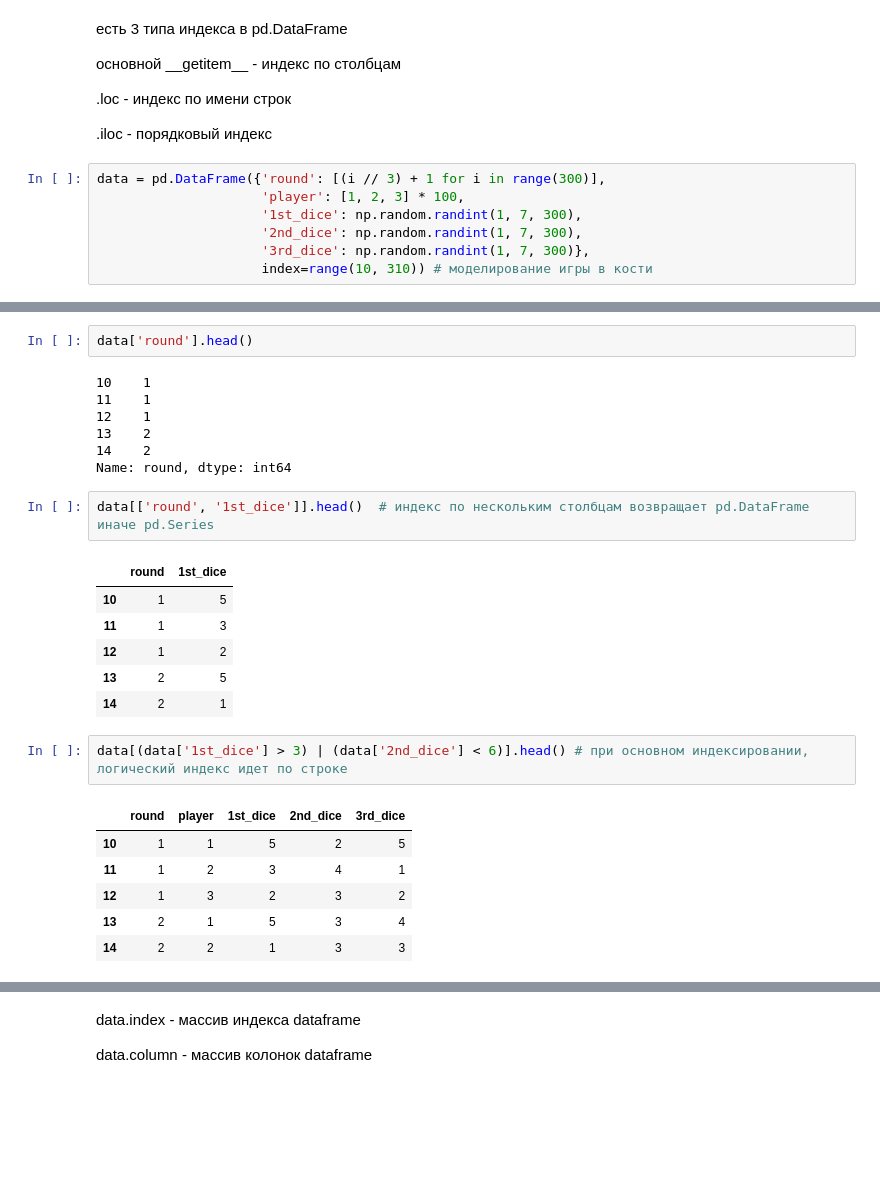
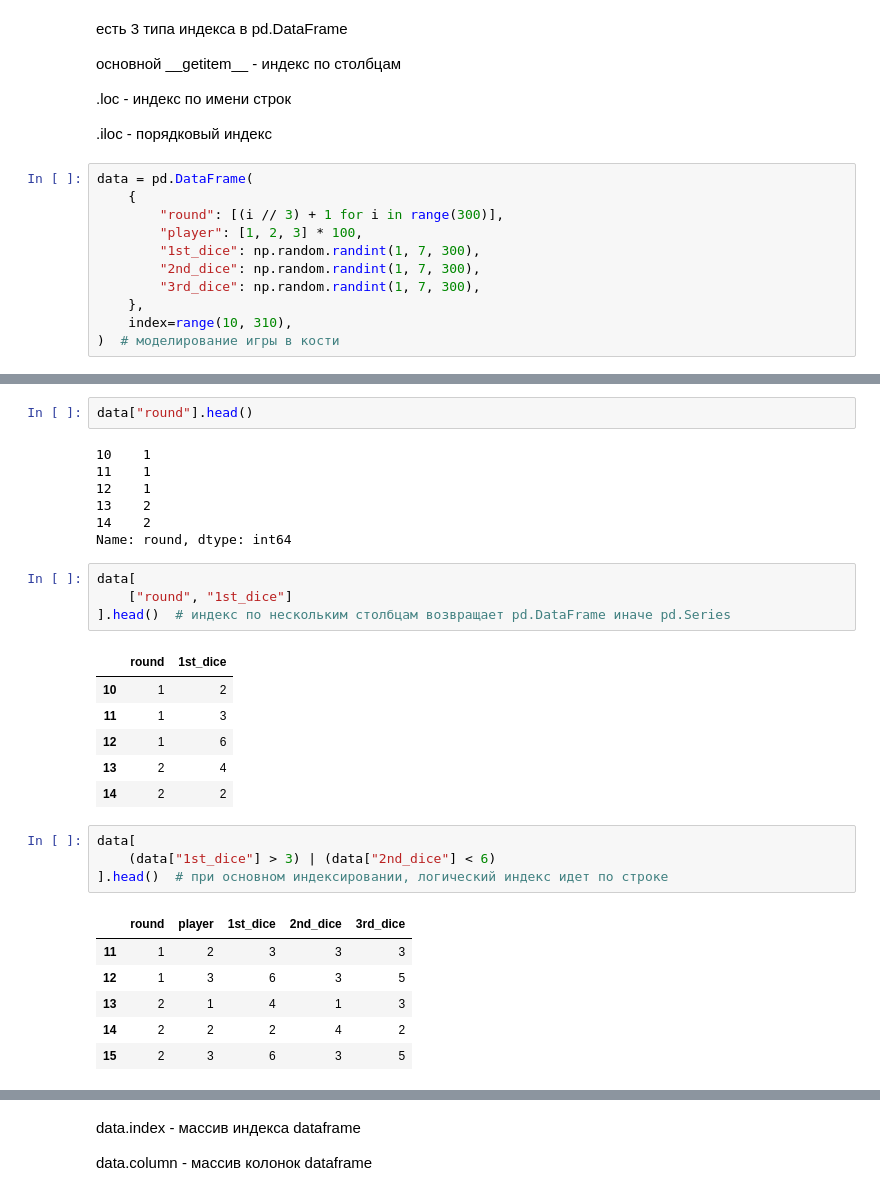
Before and after one commit to IMDxD/MLIsuct, a Jupyter notebook: fall2021/lecture3/pandas.ipynb, the cells around one changed output, grey strips where cells are left out. Cells and saved outputs as stored; diff of their text form; blank space fills up the shorter version.

```diff
--- a/fall2021/lecture3/pandas.ipynb
+++ b/fall2021/lecture3/pandas.ipynb
@@ -454,10 +492,14 @@ pd.DataFrame({'a': [1, 2], 'b': [3, 4]}, index=['c', 'd'])
 
 .iloc - порядковый индекс
 # %%
-data = pd.DataFrame({'round': [(i // 3) + 1 for i in range(300)],
-                     'player': [1, 2, 3] * 100,
-                     '1st_dice': np.random.randint(1, 7, 300),
-                     '2nd_dice': np.random.randint(1, 7, 300),
-                     '3rd_dice': np.random.randint(1, 7, 300)},
-                     index=range(10, 310)) # моделирование игры в кости
+data = pd.DataFrame(
+    {
+        "round": [(i // 3) + 1 for i in range(300)],
+        "player": [1, 2, 3] * 100,
+        "1st_dice": np.random.randint(1, 7, 300),
+        "2nd_dice": np.random.randint(1, 7, 300),
+        "3rd_dice": np.random.randint(1, 7, 300),
+    },
+    index=range(10, 310),
+)  # моделирование игры в кости
 # %%
@@ -490,5 +534,5 @@ data.head(10)
 # %%
-data['round'].head()
+data["round"].head()
 # %% [output]
 10    1
 11    1
@@ -497,21 +541,25 @@ data['round'].head()
 14    2
 Name: round, dtype: int64
 # %%
-data[['round', '1st_dice']].head()  # индекс по нескольким столбцам возвращает pd.DataFrame иначе pd.Series
+data[
+    ["round", "1st_dice"]
+].head()  # индекс по нескольким столбцам возвращает pd.DataFrame иначе pd.Series
 # %% [output]
 |  | round | 1st_dice |
-| 10 | 1 | 5 |
+| 10 | 1 | 2 |
 | 11 | 1 | 3 |
-| 12 | 1 | 2 |
-| 13 | 2 | 5 |
-| 14 | 2 | 1 |
+| 12 | 1 | 6 |
+| 13 | 2 | 4 |
+| 14 | 2 | 2 |
 # %%
-data[(data['1st_dice'] > 3) | (data['2nd_dice'] < 6)].head() # при основном индексировании, логический индекс идет по строке
+data[
+    (data["1st_dice"] > 3) | (data["2nd_dice"] < 6)
+].head()  # при основном индексировании, логический индекс идет по строке
 # %% [output]
 |  | round | player | 1st_dice | 2nd_dice | 3rd_dice |
-| 10 | 1 | 1 | 5 | 2 | 5 |
-| 11 | 1 | 2 | 3 | 4 | 1 |
-| 12 | 1 | 3 | 2 | 3 | 2 |
-| 13 | 2 | 1 | 5 | 3 | 4 |
-| 14 | 2 | 2 | 1 | 3 | 3 |
+| 11 | 1 | 2 | 3 | 3 | 3 |
+| 12 | 1 | 3 | 6 | 3 | 5 |
+| 13 | 2 | 1 | 4 | 1 | 3 |
+| 14 | 2 | 2 | 2 | 4 | 2 |
+| 15 | 2 | 3 | 6 | 3 | 5 |
 # %%
```
Also changed, not shown: parts of 89 cells of this notebook, 2 other files.
